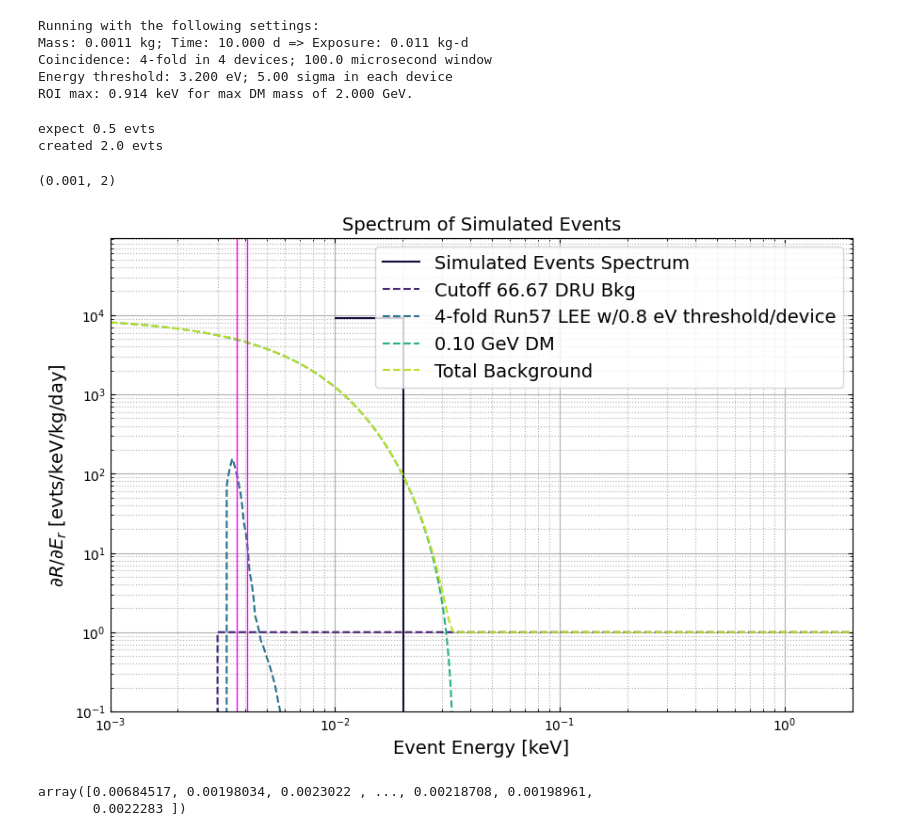
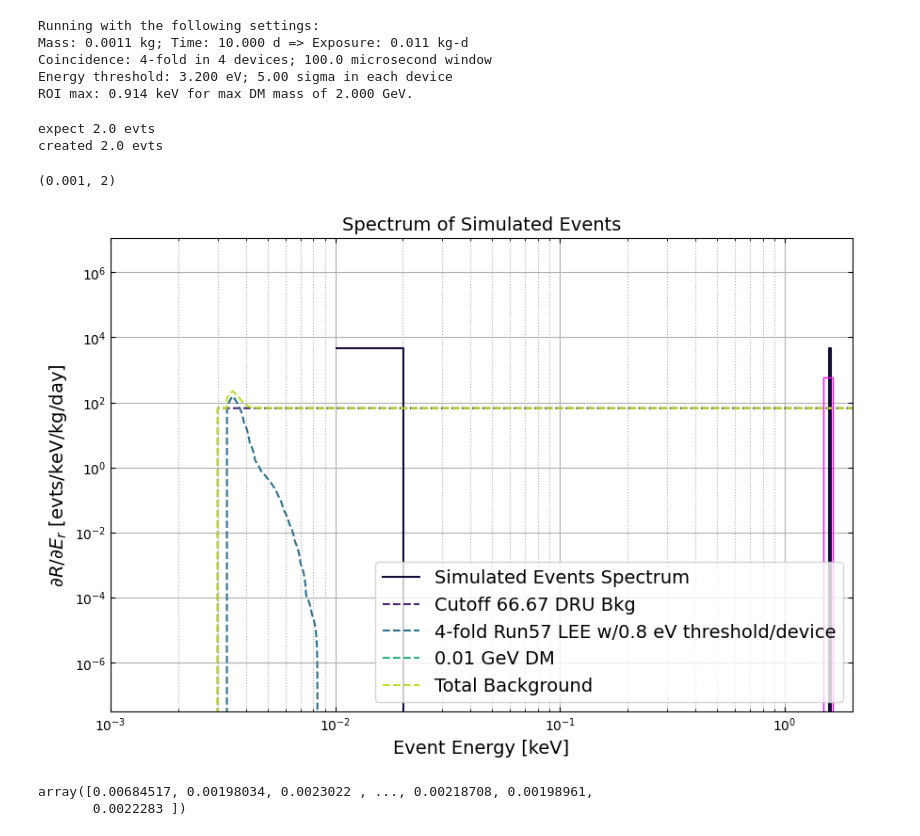
Before and after one commit to spice-herald/DarkLim, a Jupyter notebook: examples/helium-update-playground.ipynb, the cells around one changed output. Cells and saved outputs as stored; diff of their text form; code cells hidden in the pictures.

```diff
--- a/examples/helium-update-playground.ipynb
+++ b/examples/helium-update-playground.ipynb
@@ -214,38 +214,38 @@ SE.add_cutoff_flat_bkgd(he_gain, 10/he_gain)
 #SE.add_run57_lee_bkgd('4-1cm2',m=4,w=window,thres=per_device_threshold)
 SE.add_run57_lee_bkgd('4-1cm2-thin',window='var',part='wpart',thres=per_device_threshold)
 
-dmmass = 0.1
+dmmass = 0.01
 xsec = 2e-39
 SE.add_dm_bkgd(dmmass, xsec)
 
 #en_interp = np.geomspace(1e-6,1, num=1000)
 #dm = smeared_wimp(en_interp,dmmass,sigma0=xsec,tm=tm,res=energy_res)
 
 emax = 2
 
 gen_evts = SE.generate_background(emax, e_low=1e-4, npts=10000, plot_bkgd=True, verbose=True)
 ax = plt.gca()
 
 h = Hist1d(gen_evts[gen_evts>threshold],bins=np.geomspace(1e-4,emax,num=100))
 bw = h.bin_edges[1::]-h.bin_edges[:-1]
 #h *= pile_up_rate/np.sum(h.histogram)
 h *= 1/bw/mass_det/time_elapsed
 h.plot(lw=1,color='magenta')
 
 
 
 #ax.plot(en_interp,dm,ls='-',alpha=1,color='magenta',label='Smeared WIMP')
 
 #plt.ylim(0.1,50)
 ax.set_xscale('log')
 ax.set_xlim(1e-3,emax)
 #ax.axvline(threshold,ls='-',color='red')
 #ax.axvspan(threshold-energy_res,threshold+energy_res,facecolor='red',alpha=0.1)
 # %% [output]
-expect 0.5 evts
+expect 2.0 evts
 created 2.0 evts
 (0.001, 2)
-[figure, old version]
+[figure, new version]
 # %%
 gen_evts
 # %% [output]
```
Also changed, not shown: 2 other files.
